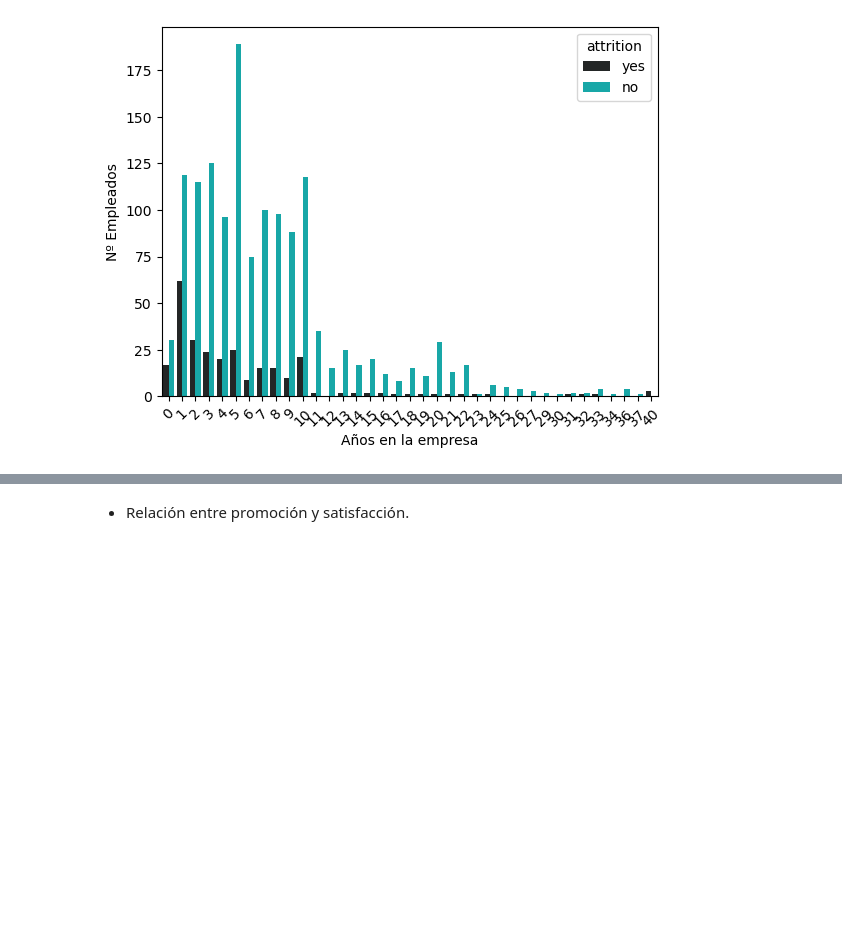
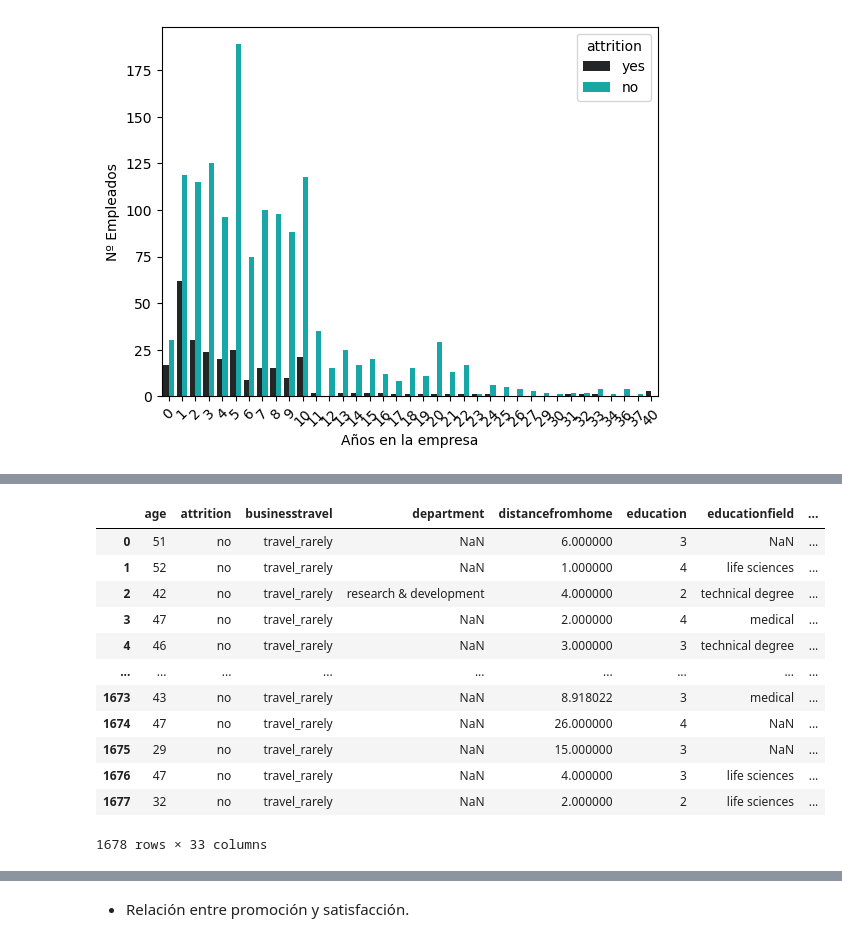
Before and after one commit to MartaMecaLopez/HappyFactor, a Jupyter notebook: Marta.ipynb, the cells around one changed output, grey strips where cells are left out. Drawn from its saved outputs; the diff is of its cells as text; code cells hidden in the pictures; blank space fills up the shorter version.

```diff
--- a/Marta.ipynb
+++ b/Marta.ipynb
@@ -577,0 +583,20 @@ Setting a gradient palette using color= is deprecated and will be removed in v0.
+# %%
+def clasificar_veterania(df, col='yearsatcompany'):
+    df['veterania'] = df[col].apply(lambda x: '+ de 10 años' if x > 10 else '-= de 10 años')
+    return df
+# %%
+clasificar_veterania(df)
+# %% [output]
+|  | age | attrition | businesstravel | department | distancefromhome | education | educationfield | ... |
+| 0 | 51 | no | travel_rarely | NaN | 6.000000 | 3 | NaN | ... |
+| 1 | 52 | no | travel_rarely | NaN | 1.000000 | 4 | life sciences | ... |
+| 2 | 42 | no | travel_rarely | research & development | 4.000000 | 2 | technical degree | ... |
+| 3 | 47 | no | travel_rarely | NaN | 2.000000 | 4 | medical | ... |
+| 4 | 46 | no | travel_rarely | NaN | 3.000000 | 3 | technical degree | ... |
+| ... | ... | ... | ... | ... | ... | ... | ... | ... |
+| 1673 | 43 | no | travel_rarely | NaN | 8.918022 | 3 | medical | ... |
+| 1674 | 47 | no | travel_rarely | NaN | 26.000000 | 4 | NaN | ... |
+| 1675 | 29 | no | travel_rarely | NaN | 15.000000 | 3 | NaN | ... |
+| 1676 | 47 | no | travel_rarely | NaN | 4.000000 | 3 | life sciences | ... |
+| 1677 | 32 | no | travel_rarely | NaN | 2.000000 | 2 | life sciences | ... |
+1678 rows × 33 columns
```
Also changed, not shown: parts of 8 cells of this notebook, 1 other file.
